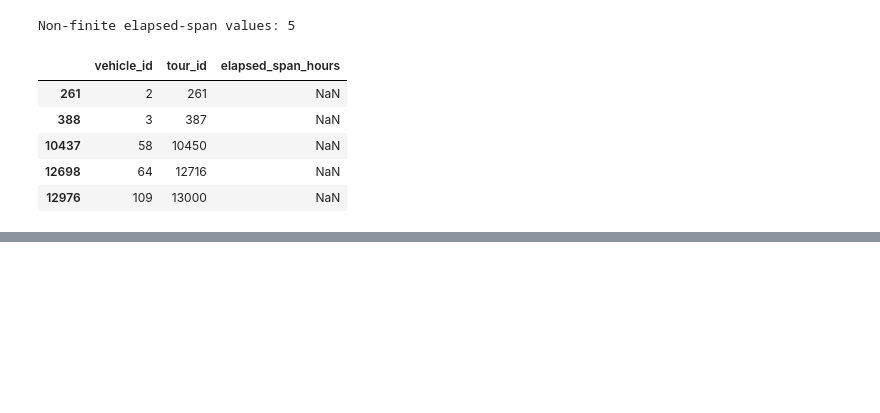
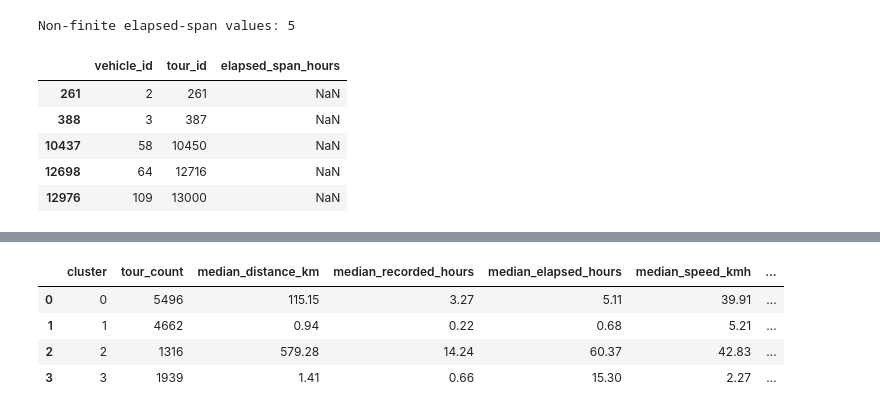
Before and after one commit to Bhargeshjani03/dt-cargo-vehicle-telemetry-, a Jupyter notebook: notebooks/alternative_clustering_models.ipynb, the cells around one changed output, grey strips where cells are left out. Cells and saved outputs as stored; diff of their text form; code cells hidden in the pictures; blank space fills up the shorter version.

```diff
--- a/notebooks/alternative_clustering_models.ipynb
+++ b/notebooks/alternative_clustering_models.ipynb
@@ -2440,0 +2561,40 @@ Non-finite elapsed-span values: 5
+# %%
+no_speed_profile_data = (
+    features_df[["vehicle_id", "tour_id"]].copy()
+    .assign(kmeans_cluster=kmeans_no_speed_labels)
+    .merge(
+        profile_source,
+        on=["vehicle_id", "tour_id"],
+        how="left",
+        validate="one_to_one"
+    )
+    .merge(
+        assignments_df[["vehicle_id", "tour_id", "long_haul"]],
+        on=["vehicle_id", "tour_id"],
+        how="left",
+        validate="one_to_one"
+    )
+)
+
+no_speed_profile_rows = []
+
+for cluster_id, group in no_speed_profile_data.groupby("kmeans_cluster", sort=True):
+    no_speed_profile_rows.append({
+        "cluster": int(cluster_id),
+        "tour_count": len(group),
+        "median_distance_km": group["total_distance_km"].median(),
+        "median_recorded_hours": group["recorded_track_hours"].median(),
+        "median_elapsed_hours": group["elapsed_span_hours"].median(),
+        "median_speed_kmh": group["distance_based_avg_speed_kmh"].median(),
+        "median_track_count": group["track_count"].median(),
+        "long_haul_pct": 100 * group["long_haul"].mean(),
+        "quality_review_pct": 100 * group["requires_quality_review"].mean(),
+    })
+
+display(pd.DataFrame(no_speed_profile_rows).round(2))
+# %% [output]
+|  | cluster | tour_count | median_distance_km | median_recorded_hours | median_elapsed_hours | median_speed_kmh | ... |
+| 0 | 0 | 5496 | 115.15 | 3.27 | 5.11 | 39.91 | ... |
+| 1 | 1 | 4662 | 0.94 | 0.22 | 0.68 | 5.21 | ... |
+| 2 | 2 | 1316 | 579.28 | 14.24 | 60.37 | 42.83 | ... |
+| 3 | 3 | 1939 | 1.41 | 0.66 | 15.30 | 2.27 | ... |
```
Also changed, not shown: parts of 7 cells of this notebook.
